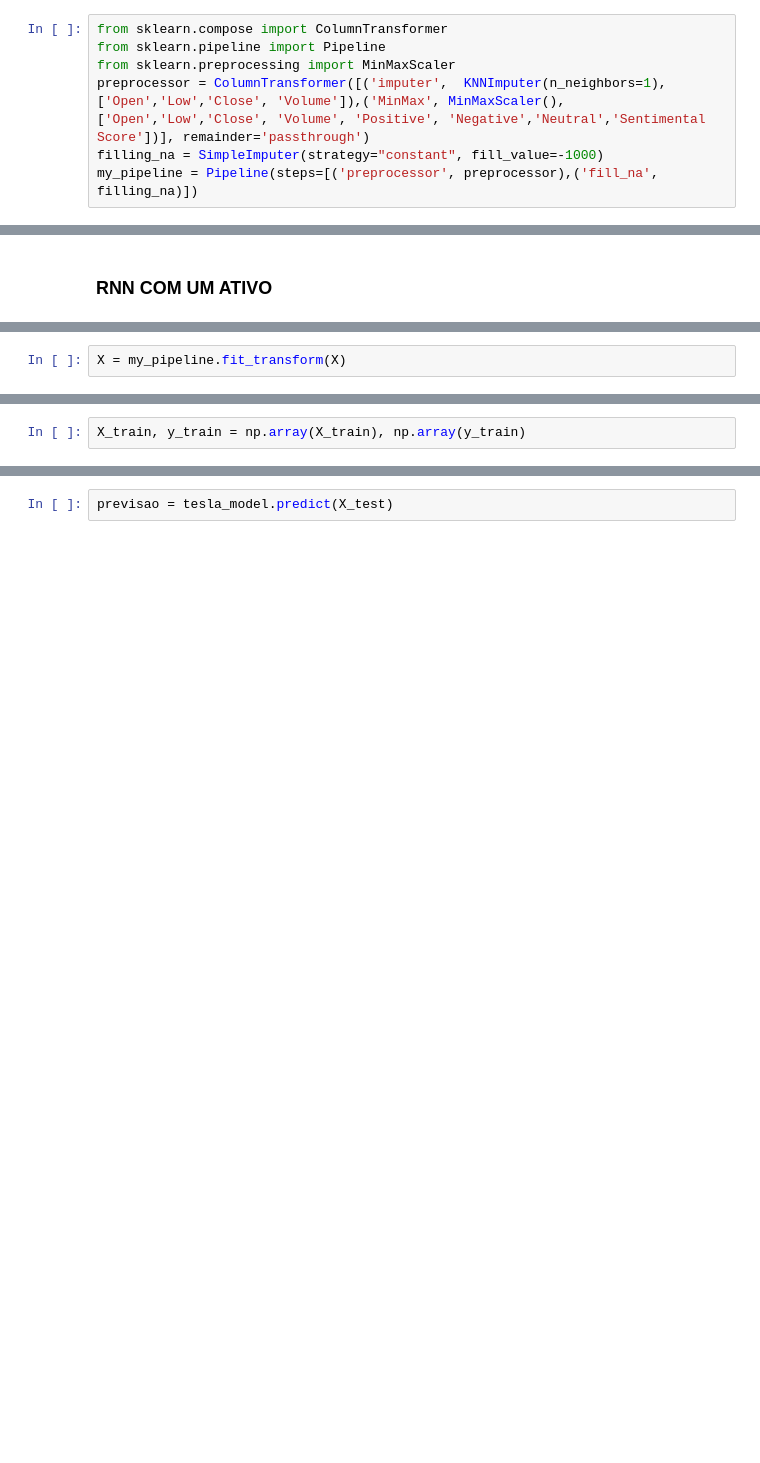
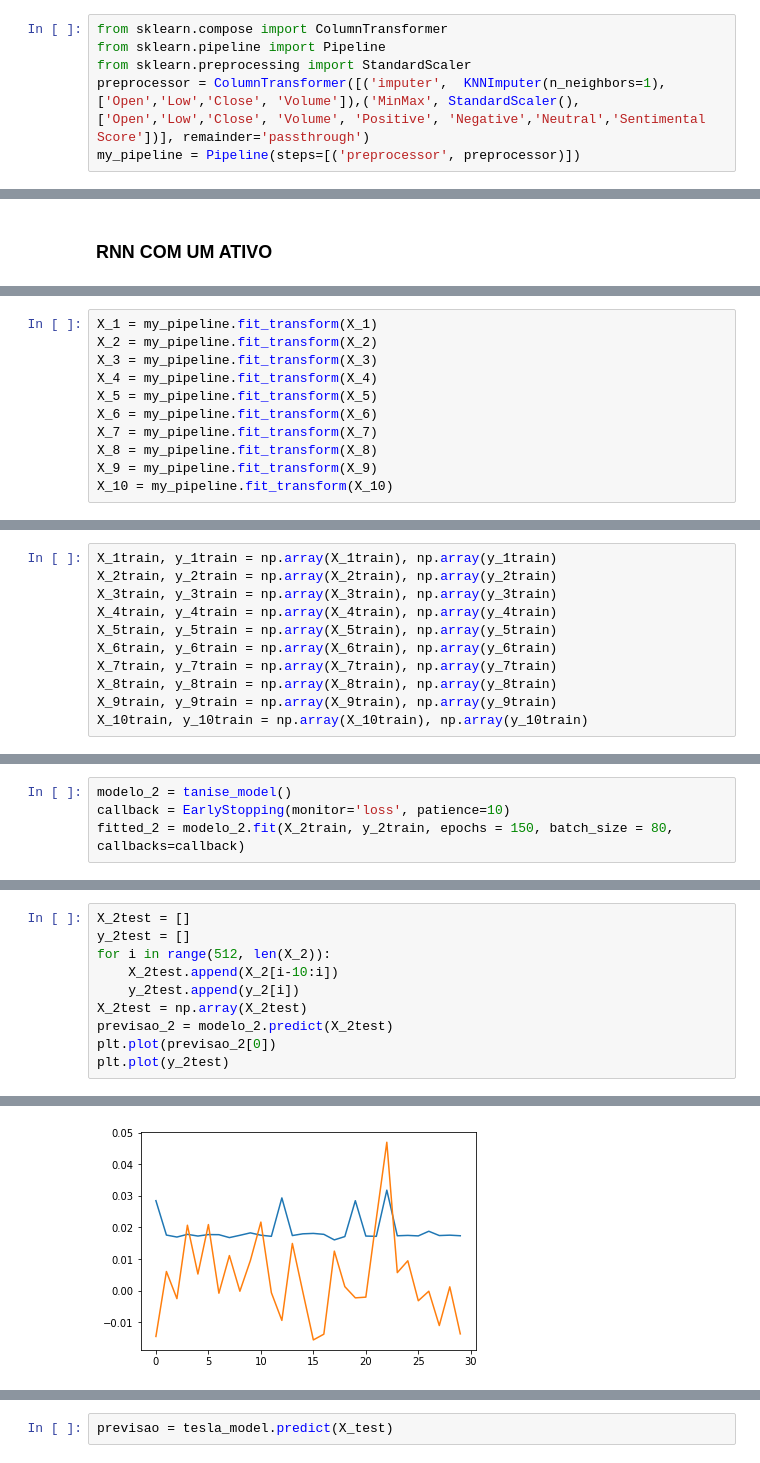
Before and after one commit to netoconcon/next_trend, a Jupyter notebook: notebooks/modelo_final_final_final_mesmo.ipynb, the cells around one changed output, grey strips where cells are left out. Drawn from its saved outputs; the diff is of its cells as text; blank space fills up the shorter version.

```diff
--- a/notebooks/modelo_final_final_final_mesmo.ipynb
+++ b/notebooks/modelo_final_final_final_mesmo.ipynb
@@ -116,7 +99,6 @@ tsla_df['retorno'] = tsla_df['Close'].pct_change()
 # %%
 from sklearn.compose import ColumnTransformer
 from sklearn.pipeline import Pipeline
-from sklearn.preprocessing import MinMaxScaler
-preprocessor = ColumnTransformer([('imputer',  KNNImputer(n_neighbors=1),['Open','Low','Close', 'Volume']),('MinMax', MinMaxScaler(),['Open','Low','Close', 'Volume', 'Positive', 'Negative','Neutral','Sentimental Score'])], remainder='passthrough')
-filling_na = SimpleImputer(strategy="constant", fill_value=-1000)
-my_pipeline = Pipeline(steps=[('preprocessor', preprocessor),('fill_na', filling_na)])
+from sklearn.preprocessing import StandardScaler
+preprocessor = ColumnTransformer([('imputer',  KNNImputer(n_neighbors=1),['Open','Low','Close', 'Volume']),('MinMax', StandardScaler(),['Open','Low','Close', 'Volume', 'Positive', 'Negative','Neutral','Sentimental Score'])], remainder='passthrough')
+my_pipeline = Pipeline(steps=[('preprocessor', preprocessor)])
@@ -189,3 +139,12 @@ X
 # %%
-X = my_pipeline.fit_transform(X)
+X_1 = my_pipeline.fit_transform(X_1)
+X_2 = my_pipeline.fit_transform(X_2)
+X_3 = my_pipeline.fit_transform(X_3)
+X_4 = my_pipeline.fit_transform(X_4)
+X_5 = my_pipeline.fit_transform(X_5)
+X_6 = my_pipeline.fit_transform(X_6)
+X_7 = my_pipeline.fit_transform(X_7)
+X_8 = my_pipeline.fit_transform(X_8)
+X_9 = my_pipeline.fit_transform(X_9)
+X_10 = my_pipeline.fit_transform(X_10)
 # %%
@@ -228,2 +244,11 @@ for i in range(10, 547):
 # %%
-X_train, y_train = np.array(X_train), np.array(y_train)
+X_1train, y_1train = np.array(X_1train), np.array(y_1train)
+X_2train, y_2train = np.array(X_2train), np.array(y_2train)
+X_3train, y_3train = np.array(X_3train), np.array(y_3train)
+X_4train, y_4train = np.array(X_4train), np.array(y_4train)
+X_5train, y_5train = np.array(X_5train), np.array(y_5train)
+X_6train, y_6train = np.array(X_6train), np.array(y_6train)
+X_7train, y_7train = np.array(X_7train), np.array(y_7train)
+X_8train, y_8train = np.array(X_8train), np.array(y_8train)
+X_9train, y_9train = np.array(X_9train), np.array(y_9train)
+X_10train, y_10train = np.array(X_10train), np.array(y_10train)
@@ -326,0 +274,4 @@ len(X_train)
+# %%
+modelo_2 = tanise_model()
+callback = EarlyStopping(monitor='loss', patience=10)
+fitted_2 = modelo_2.fit(X_2train, y_2train, epochs = 150, batch_size = 80, callbacks=callback)
@@ -326,0 +296,11 @@ len(X_train)
+# %%
+X_2test = []
+y_2test = []
+for i in range(512, len(X_2)):
+    X_2test.append(X_2[i-10:i])
+    y_2test.append(y_2[i])
+X_2test = np.array(X_2test)
+previsao_2 = modelo_2.predict(X_2test)
+plt.plot(previsao_2[0])
+plt.plot(y_2test)
+# %% [output]
@@ -326,0 +308 @@ len(X_train)
+[figure, added]
```
Also changed, not shown: parts of 47 cells of this notebook, 3 other files.
